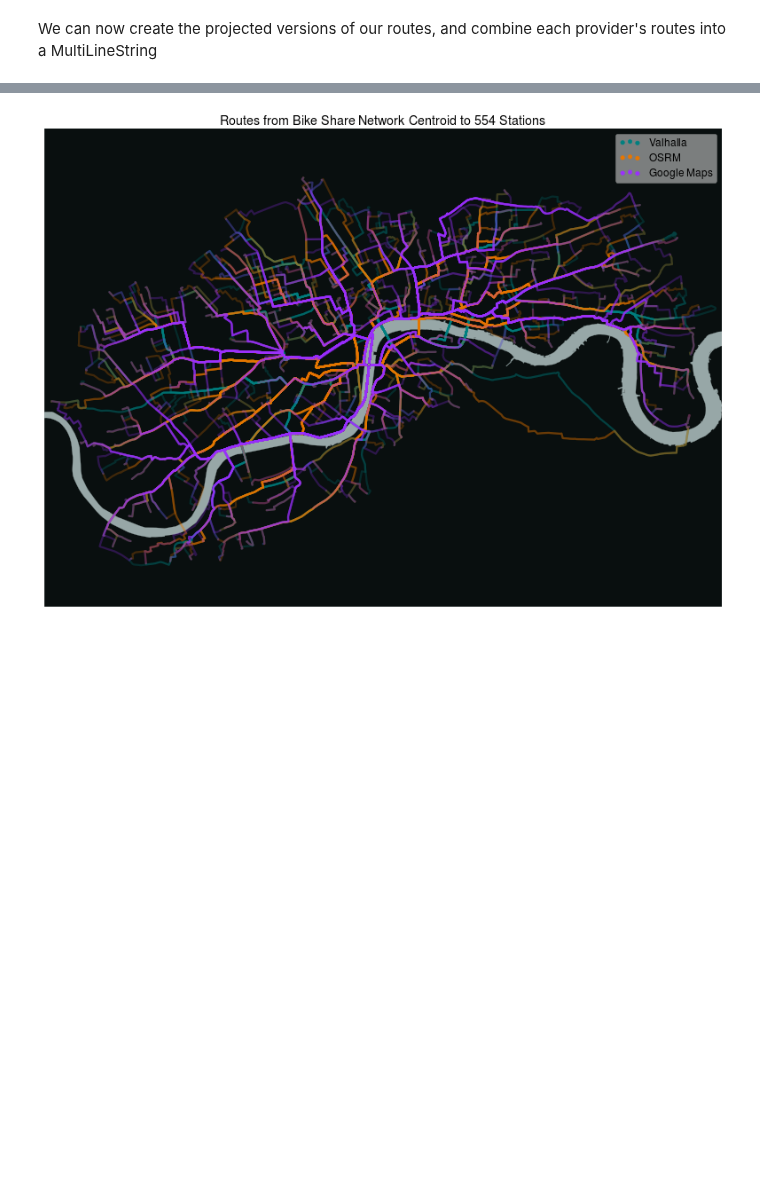
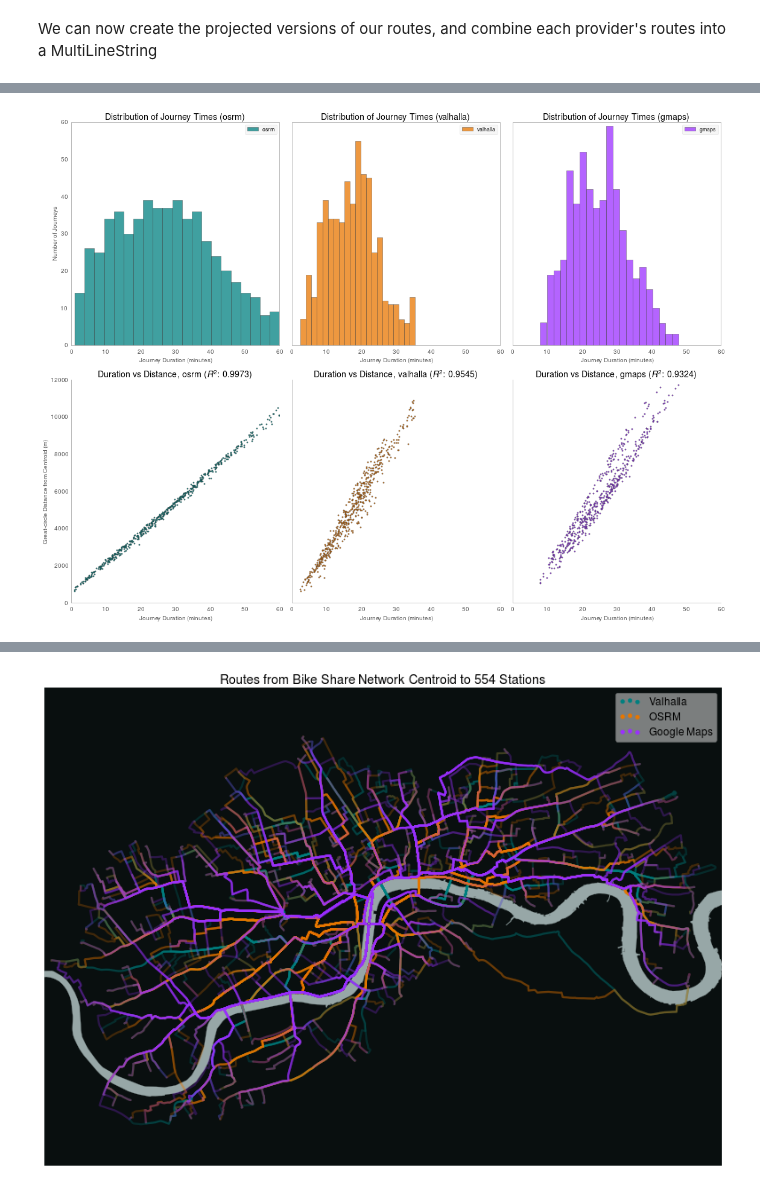
Before and after one commit to urschrei/router_comparison, a Jupyter notebook: OSRM_vs_Valhalla.ipynb, the cells around one changed output, grey strips where cells are left out. Saved outputs shown, nothing was run; the diff lists cells and outputs as text; code cells hidden in the pictures; blank space fills up the shorter version.

Commit message:
Tidy up plotting
Use loops for everything
Make everything look easy
Disguise the fact that it took a week to get this far

```diff
--- a/OSRM_vs_Valhalla.ipynb
+++ b/OSRM_vs_Valhalla.ipynb
@@ -299,0 +150,10 @@ for provider in ['osrm', 'valhalla', 'gmaps']:
+# %%
+# OSRM regression
+regressions = []
+for provider in ['osrm', 'valhalla', 'gmaps']:
+    regressions.append(
+        sm.ols(formula='%s_route_length_proj ~ travel_time_%s' % (provider, provider),
+        data=routes).fit())
+
+for res in regressions:
+    print res.summary2()
@@ -299,0 +182,84 @@ for provider in ['osrm', 'valhalla', 'gmaps']:
+# %%
+dotsize = 5.
+linewidth = .5
+fontsize = 10
+
+plt.clf()
+fig = plt.figure(figsize=(16, 12))
+
+# define a grid of subplots
+axes = [
+    plt.subplot2grid((2, 3), (0, 0)),
+    plt.subplot2grid((2, 3), (0, 1)),
+    plt.subplot2grid((2, 3), (0, 2)),
+    plt.subplot2grid((2, 3), (1, 0)),
+    plt.subplot2grid((2, 3), (1, 1)),
+    plt.subplot2grid((2, 3), (1, 2))
+    ]
+
+colours = ["#008080", "#E87600", "#9B30FF"]
+# TODO sharex / sharey
+for idx, provider in enumerate(['osrm', 'valhalla', 'gmaps']):
+    ax = axes[idx]
+    hist = routes['travel_time_%s' % provider].plot(
+        ax=ax,
+        kind='hist',
+        color=colours[idx],
+        edgecolor='#333333',
+        bins=21,
+        alpha=0.75,
+        title="Distribution of Journey Times (%s)" % provider,
+        legend=True)
+
+    ax.set_xlabel('Journey Duration (minutes)', fontsize=fontsize)
+    ax.set_ylabel('Number of Journeys', fontsize=fontsize)
+    ax.set_xlim(0, 60)
+    ax.set_ylim(0, 60)
+    leg = ax.legend(["%s" % provider], fontsize=9)
+    leg.get_frame().set_alpha(0.5)
+    ax.grid(b=False)
+    ax.set_axis_bgcolor('none')
+    if idx != 0:
+        ax.set_yticklabels([])
+        ax.set_ylabel('')
+
+for idx, provider in enumerate(['osrm', 'valhalla', 'gmaps']):
+    ax = axes[idx + 3]
+    osrm_cluster = ax.scatter(
+        x=routes['travel_time_%s' % provider],
+        y=routes['%s_route_length_proj' % provider],
+        marker='o',
+        color=colours[idx],
+        cmap='Spectral',
+        edgecolor='#333333',
+        lw=linewidth,
+        s=dotsize,
+        alpha=0.85,)
+
+    ax.set_xlabel('Journey Duration (minutes)', fontsize=fontsize)
+    ax.set_ylabel('Great-circle Distance from Centroid (m)', fontsize=fontsize)
+    ax.grid(b=False)
+    ax.spines['top'].set_visible(False)
+    ax.spines['right'].set_visible(False)
+    ax.set_axis_bgcolor('none')
+    ax.set_xlim(0, 60)
+    ax.set_ylim(0, 12000)
+    ax.set_title(r'Duration vs Distance, %s ($R^2$: %0.4f)' % (provider, regressions[idx].rsquared))
+    if idx + 3 != 3:
+        ax.set_yticklabels([])
+        ax.set_ylabel('')
+
+
+
+# Save etc
+plt.tight_layout()
+plt.savefig(
+    'combined_gh.png',
+    format="png",
+    bbox_inches='tight',
+    alpha=True,
+    transparent=True,
+    dpi=300)
+
+plt.show()
+# %% [output]
@@ -299,0 +267 @@ for provider in ['osrm', 'valhalla', 'gmaps']:
+[figure, added]
```
Also changed, not shown: parts of 18 cells of this notebook, 2 other files.
